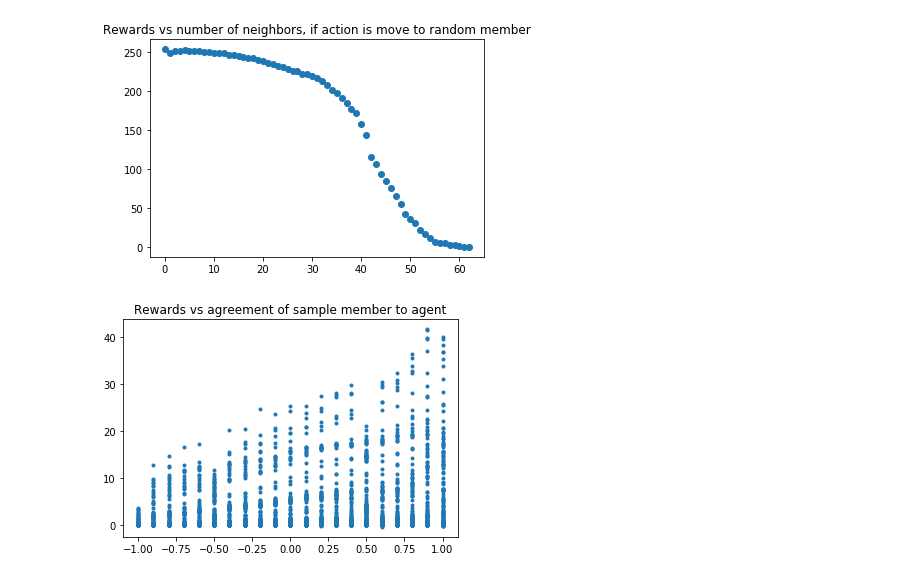
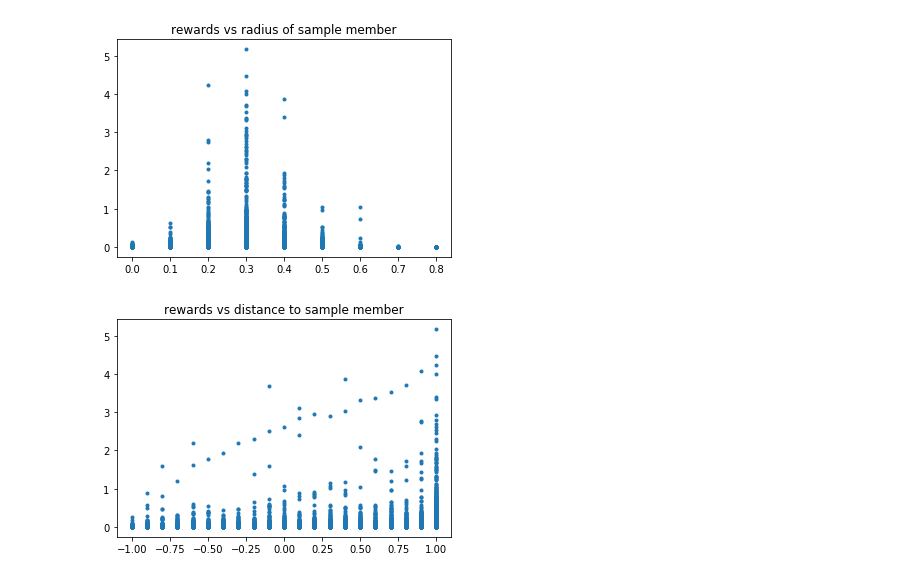
Before and after one commit to tcikezu/ideatransfer, a Jupyter notebook: plotstuff.ipynb, the cells around one changed output. Saved outputs shown, nothing was run; the diff lists cells and outputs as text; code cells hidden in the pictures.

```diff
--- a/plotstuff.ipynb
+++ b/plotstuff.ipynb
@@ -186,8 +187,13 @@ list_weights_rewards = [v for k,v in weights.items() if type(k[0]) == float and
+# %%
+list_weights_rewards = [v for k,v in weights.items() if k[0] == 'move']
+list_weights_rad = [k[-2] for k,v in weights.items() if k[0] == 'move']
 # %%
-plt.plot(list_weights_neighbors, list_weights_rewards,'o')
-plt.title('Rewards vs number of neighbors, if action is move to random member')
-plt.savefig('Rewards vs number of neighbors, if action is move to random member',dpi=300)
+plt.plot(list_weights_rad, list_weights_rewards,'.')
+plt.title('rewards vs radius of sample member')
+
+plt.show()
+# plt.savefig('rewards vs radius of sample member', dpi=300)
 # %% [output]
-[figure, old version]
+[figure, new version]
 # %%
 list_weights_rewards = [v for k,v in weights.items() if k[0] == 'move']
@@ -195,6 +201,8 @@ list_weights_ag = [k[2] for k,v in weights.items() if k[0] == 'move']
 # %%
-plt.plot(list_weights_ag, list_weights_rewards,'.')
-plt.title('Rewards vs agreement of sample member to agent')
-plt.savefig('Rewards vs agreement of sample member to agent', dpi=300)
+plt.plot(list_weights_dist, list_weights_rewards,'.')
+plt.title('rewards vs distance to sample member')
+
+plt.show()
+# plt.savefig('rewards vs distance to sample member', dpi=300)
 # %% [output]
-[figure, old version]
+[figure, new version]
```
Also changed, not shown: parts of 38 cells of this notebook, 6 other files.
